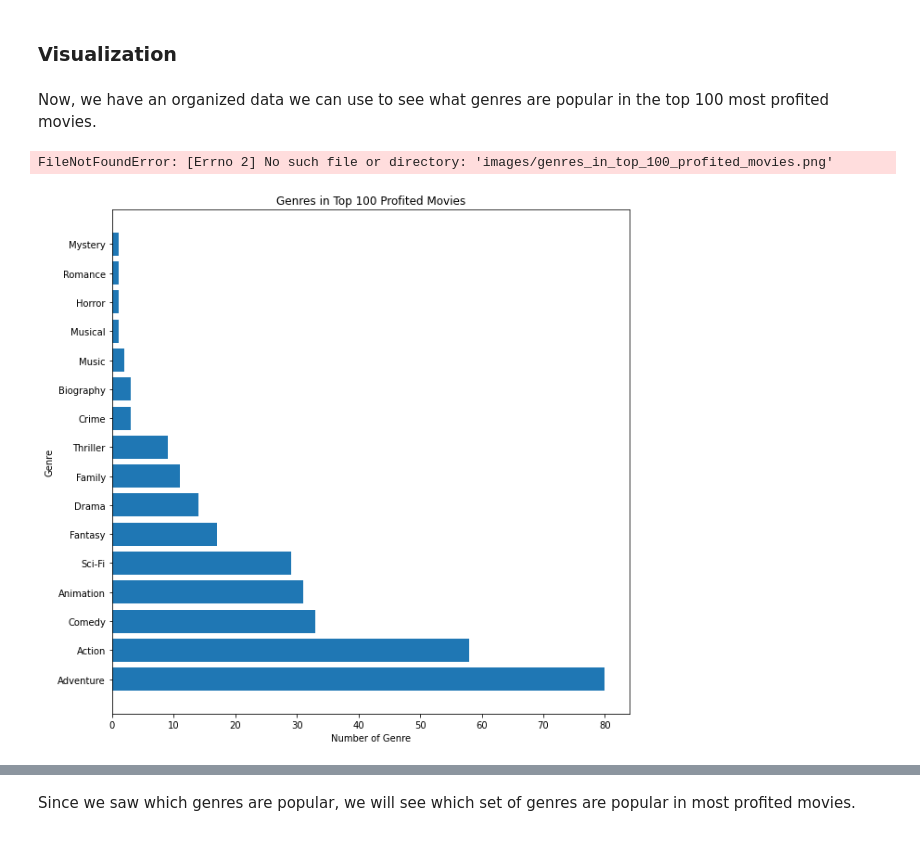
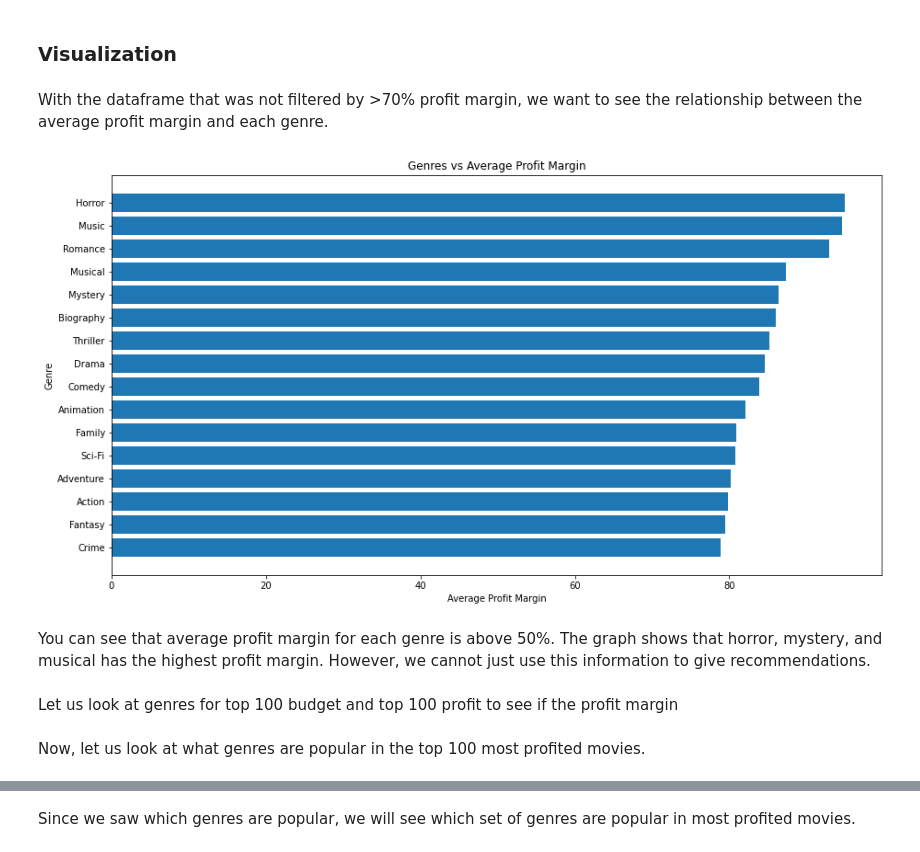
Before and after one commit to soohyunnie/avocoder-group-3-movie-analysis, a Jupyter notebook: genre_soohyun.ipynb, the cells around one changed output, grey strips where cells are left out. Cells and saved outputs as stored; diff of their text form; code cells hidden in the pictures.

```diff
--- a/genre_soohyun.ipynb
+++ b/genre_soohyun.ipynb
@@ -81,2 +95,54 @@ condensed_profit.head(10)
 # %% [markdown]
 ### Visualization
+# %% [markdown]
+With the dataframe that was not filtered by >70% profit margin, we want to see the relationship between the average profit margin and each genre.
+# %%
+# Make a new dataframe so that we can have all the data with profit margin >= 0
+# Then, we want to get just the two columns that we are going to need, genres and profit margin
+# Separate the genres of each movie into a list
+#condensed_profit_no_profit_margin_range = condensed_profit_no_filter[condensed_profit_no_filter['net_profit_margin'] >= 0]
+
+top100 = condensed_profit.iloc[:100]
+
+genres_profit_margin = top100[['genres', 'net_profit_margin']]
+genres_profit_margin['genres'] = genres_profit_margin['genres'].map(lambda x : x.split(','))
+warnings.filterwarnings('ignore')
+
+genres_profit_margin_dict = {}
+
+# For each row of the dataframe, loop through each genre in the list of genres
+# For each genre, if the genre does exist in the dictionary, append the profit margin in the values to make a list of profit margin for each genre
+for index, row in genres_profit_margin.iterrows():
+    for genre in row['genres']:
+        if genre in genres_profit_margin_dict.keys():
+            genres_profit_margin_dict[genre].append(row['net_profit_margin'])
+        else:
+            genres_profit_margin_dict[genre] = [row['net_profit_margin']]
+
+average_profit_margin_genre = {}
+
+# For each genre, find the average of profit margin
+for k,v in genres_profit_margin_dict.items():
+    average_profit_margin_genre[k] = sum(v)/ float(len(v))
+
+average_profit_margin_genre = dict(sorted(average_profit_margin_genre.items(), key=lambda x : x[1]))
+
+
+# Make a bar chart to show relationship between profit margin and genres
+fig, ax = plt.subplots(figsize=(15, 8))
+
+x = list(average_profit_margin_genre.keys())
+height = list(average_profit_margin_genre.values())
+
+ax.barh(x, height)
+ax.set_title('Genres vs Average Profit Margin')
+ax.set_xlabel('Average Profit Margin')
+ax.set_ylabel('Genre')
+
+plt.savefig('images/average_profit_margin_vs_genres.png')
+# %% [output]
+[figure, added]
+# %% [markdown]
+You can see that average profit margin for each genre is above 50%. The graph shows that horror, mystery, and musical has the highest profit margin. However, we cannot just use this information to give recommendations.
+# %% [markdown]
+Let us look at genres for top 100 budget and top 100 profit to see if the profit margin
@@ -83,5 +172,5 @@ condensed_profit.head(10)
 # %% [markdown]
-Now, we have an organized data we can use to see what genres are popular in the top 100 most profited movies.
+Now, let us look at what genres are popular in the top 100 most profited movies.
 # %%
 # Make a list of genres from the top 100 rows
 genres = list(condensed_profit['genres'].iloc[:100])
@@ -104,20 +193,4 @@ for genre in top_100_profit_genre_list:
         top_100_profit_genre_dict[genre] = 1
 
 # Sort the dictionary by count
-top_100_profit_genre_dict = dict(sorted(top_100_profit_genre_dict.items(), key=lambda x : x[1], reverse=True))
-
-#Make a bar chart to represent genres in top 100 profited movies
-fig, ax = plt.subplots(figsize=(10, 10))
-
-x = list(top_100_profit_genre_dict.keys())
-height = list(top_100_profit_genre_dict.values())
-
-ax.barh(x, height)
-ax.set_title('Genres in Top 100 Profited Movies')
-ax.set_xlabel('Number of Genre')
-ax.set_ylabel('Genre')
-
-plt.savefig('images/genres_in_top_100_profited_movies.png')
+top_100_profit_genre_dict = dict(sorted(top_100_profit_genre_dict.items(), key=lambda x : x[1]))
-# %% [output]
-FileNotFoundError: [Errno 2] No such file or directory: 'images/genres_in_top_100_profited_movies.png'
-[figure, removed]
```
Also changed, not shown: parts of 14 cells of this notebook, 14 other files.
